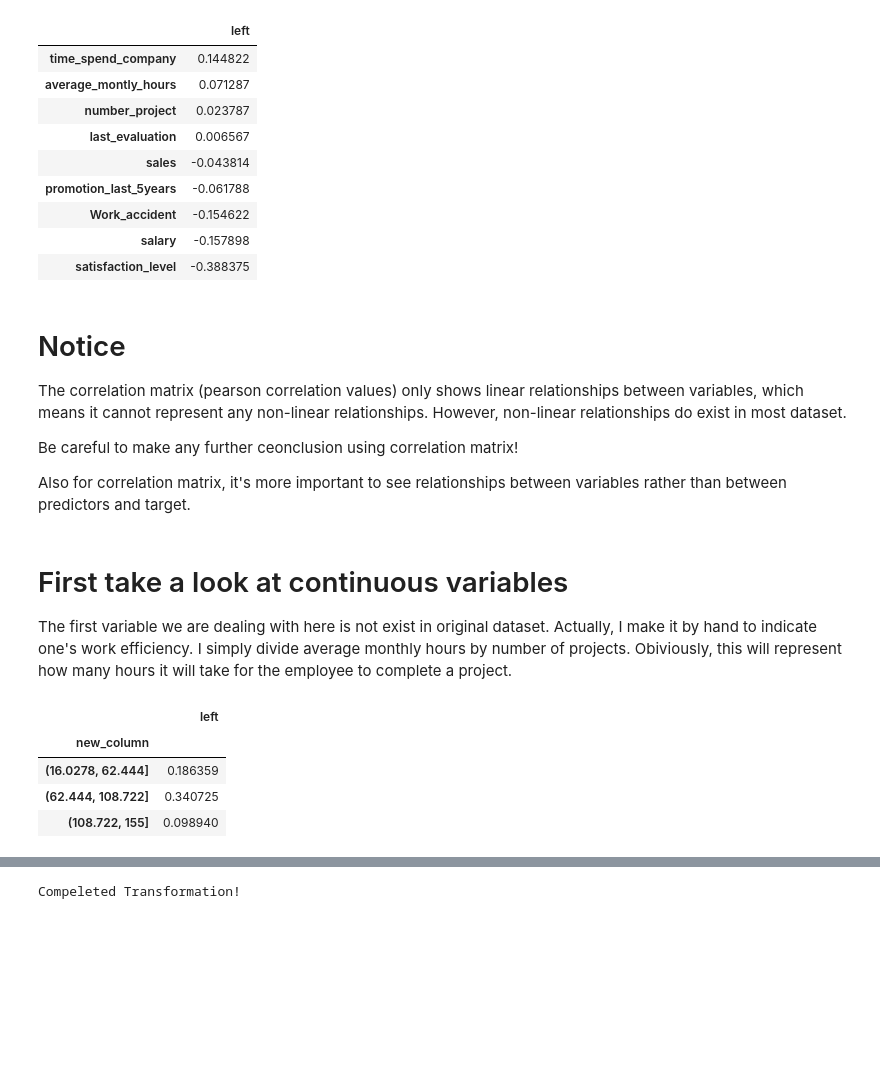
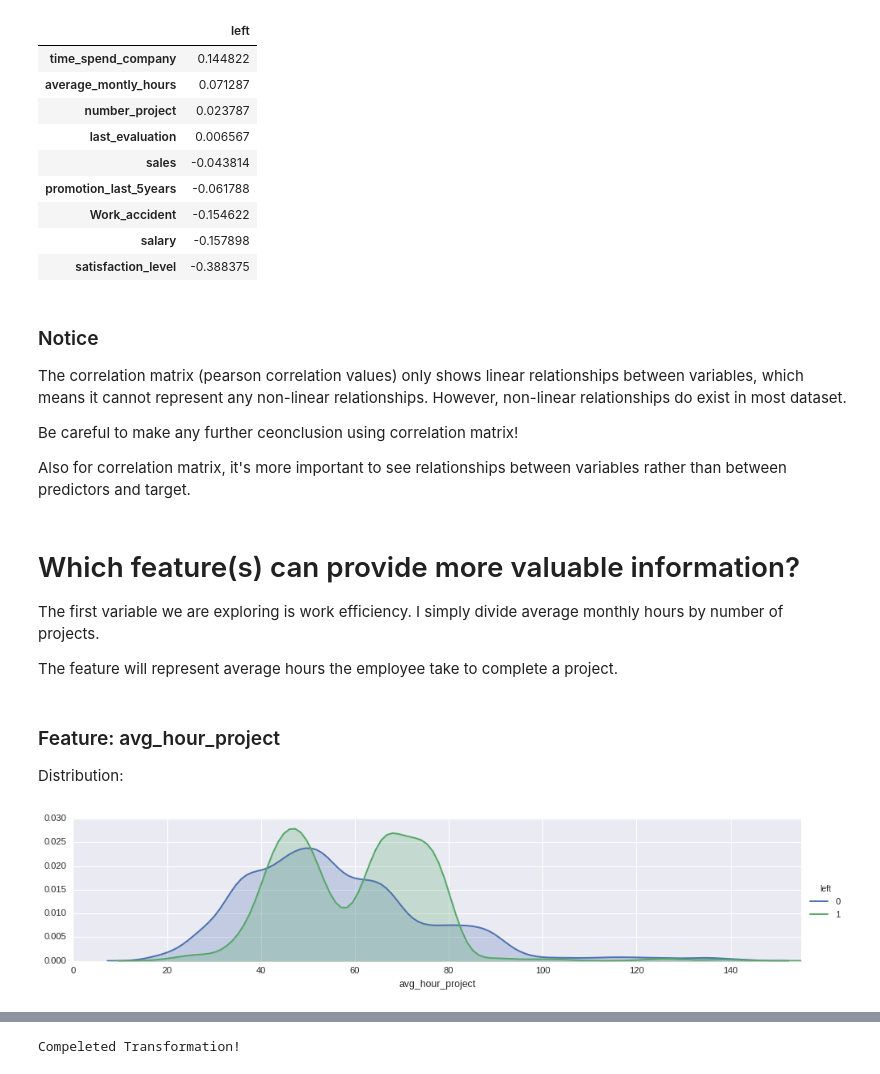
Before and after one commit to Z-Yang-328/Human-Resources-Analysis, a Jupyter notebook: Analysis/Basic Exploration.ipynb, the cells around one changed output, grey strips where cells are left out. Saved outputs shown, nothing was run; the diff lists cells and outputs as text; code cells hidden in the pictures; blank space fills up the shorter version.

Commit message:
Data Story

```diff
--- a/Analysis/Basic Exploration.ipynb
+++ b/Analysis/Basic Exploration.ipynb
@@ -154,25 +155,25 @@ corr_left.sort_values(by = 'left', ascending = False)
 | salary | -0.157898 |
 | satisfaction_level | -0.388375 |
 # %% [markdown]
-# Notice
+### Notice
    The correlation matrix (pearson correlation values) only shows linear relationships between variables, which means it cannot represent any non-linear relationships. However, non-linear relationships do exist in most dataset.
 
    Be careful to make any further ceonclusion using correlation matrix!
 
    Also for correlation matrix, it's more important to see relationships between variables rather than between predictors and target.
 # %% [markdown]
-# First take a look at continuous variables
+# Which feature(s) can provide more valuable information?
 
-The first variable we are dealing with here is not exist in original dataset.
-Actually, I make it by hand to indicate one's work efficiency.
-I simply divide average monthly hours by number of projects.
-Obiviously, this will represent how many hours it will take for the employee to complete a project.
+The first variable we are exploring is work efficiency. I simply divide average monthly hours by number of projects.
+
+The feature will represent average hours the employee take to complete a project.
+# %% [markdown]
+### Feature: avg_hour_project
+
+Distribution:
 # %%
 data['avg_hour_project'] = (data['average_montly_hours']) /data['number_project']
-regroupCol(data, 'avg_hour_project')
+#regroupCol(data, 'avg_hour_project')
+kdeplot(data, 'avg_hour_project')
 # %% [output]
-|  | left |
-| new_column |  |
-| (16.0278, 62.444] | 0.186359 |
-| (62.444, 108.722] | 0.340725 |
-| (108.722, 155] | 0.098940 |
+[figure, added]
```
Also changed, not shown: parts of 28 cells of this notebook.
